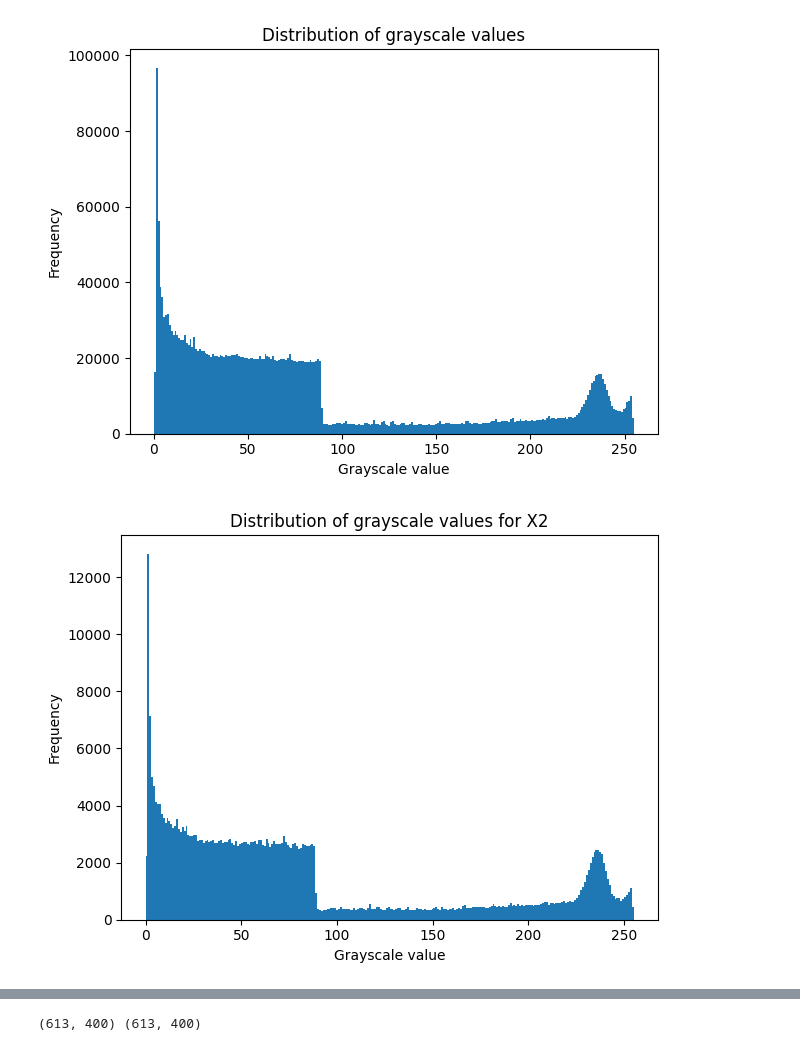
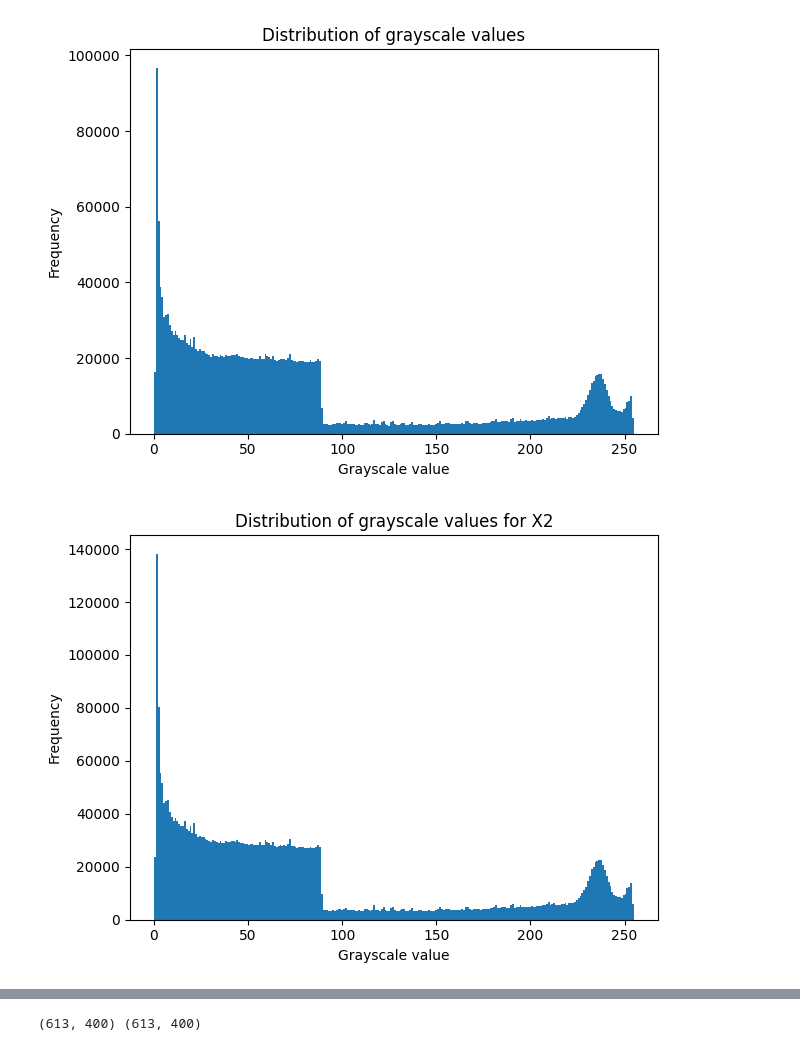
Before and after one commit to vhrollo/inf264_project2, a Jupyter notebook: src/visualizing_the_data.ipynb, the cells around one changed output, grey strips where cells are left out. Saved outputs shown, nothing was run; the diff lists cells and outputs as text; code cells hidden in the pictures.

```diff
--- a/src/visualizing_the_data.ipynb
+++ b/src/visualizing_the_data.ipynb
@@ -48,15 +48,15 @@ plt.show()
 [figure]
 # %%
 # Distribution of grayscale values for X2
-gray_values_X2 = X2.flatten()
+gray_values_X2 = X.flatten()
 plt.hist(gray_values_X2, bins=256)
 plt.title('Distribution of grayscale values for X2')
 plt.xlabel('Grayscale value')
 plt.ylabel('Frequency')
 plt.tight_layout()
 plt.show()
 # %% [output]
-[figure, old version]
+[figure, new version]
 # %%
 from sklearn.preprocessing import MinMaxScaler
 from imblearn.over_sampling import SMOTE
```
Also changed, not shown: parts of 1 cell of this notebook, 2 other files.
